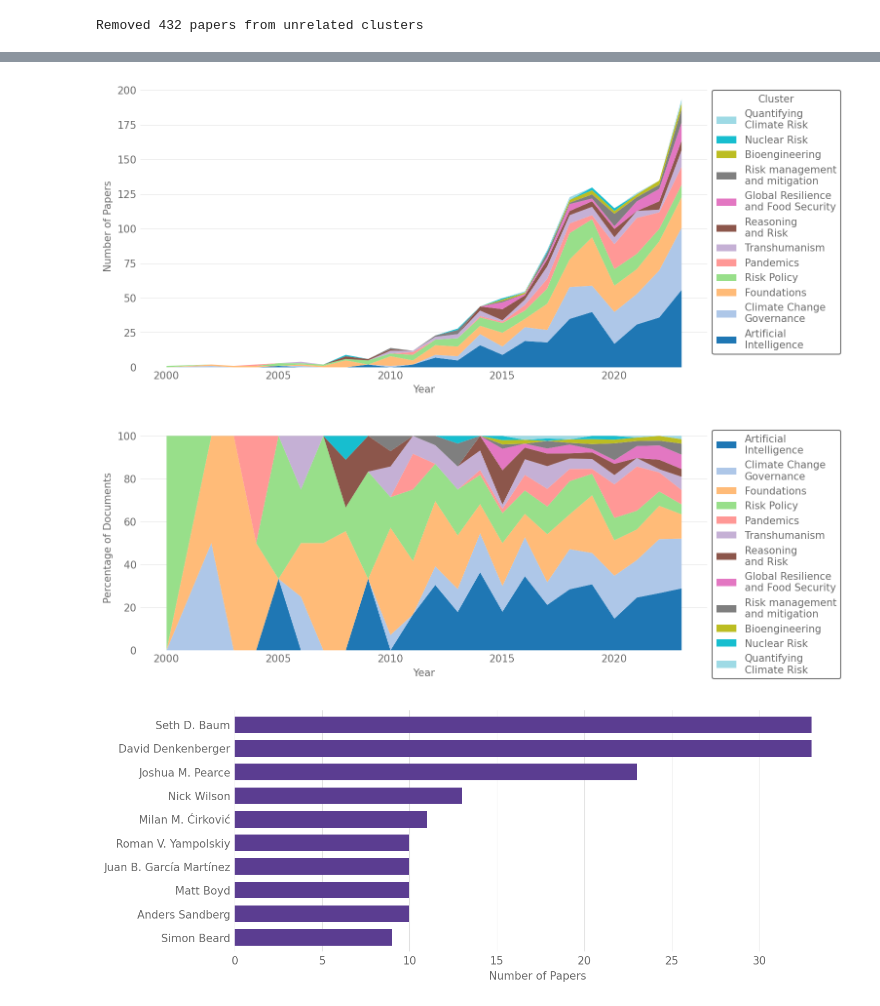
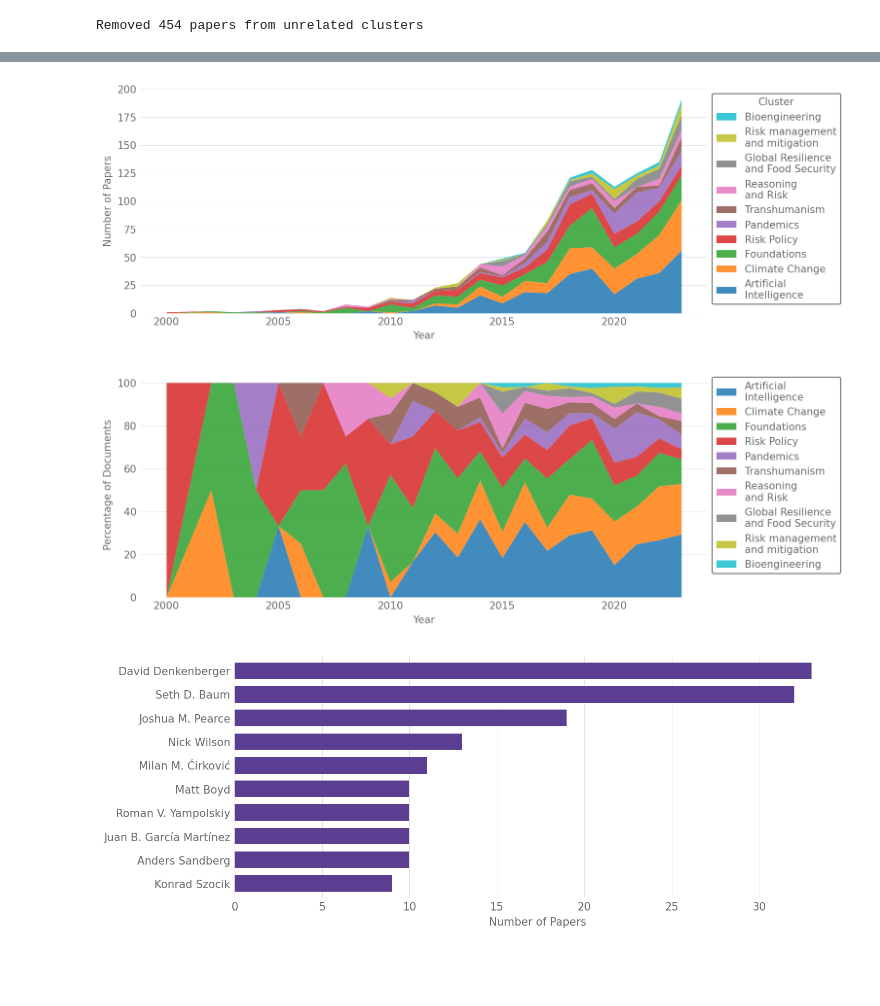
Before and after one commit to florianjehn/bibliometrics, a Jupyter notebook: scripts/overall_visualizations.ipynb, the cells around one changed output, grey strips where cells are left out. Cells and saved outputs as stored; diff of their text form; code cells hidden in the pictures; blank space fills up the shorter version.

Commit message:
Updated plots for smaller cluster number

```diff
--- a/scripts/overall_visualizations.ipynb
+++ b/scripts/overall_visualizations.ipynb
@@ -23,11 +23,11 @@ vos_meta.head()
 # %%
 # Remove the unrelated clusters
 num_papers_before = vos_meta.shape[0]
-other_topic_clusters = [6, 7, 8, 13, 14, 15, 16, 18, 19, 22, 23]
+other_topic_clusters = [6, 7, 8, 13, 14, 15, 16, 18, 19, 20, 21, 22, 23]
 vos_meta = vos_meta[~vos_meta["Cluster"].isin(other_topic_clusters)]
 num_papers_after = vos_meta.shape[0]
 print(f"Removed {num_papers_before - num_papers_after} papers from unrelated clusters")
 # %% [output]
-Removed 432 papers from unrelated clusters
+Removed 454 papers from unrelated clusters
 # %%
 # Create a dictionary of clusters numbers and their names
@@ -53,41 +53,41 @@ cluster_years = vos_meta[vos_meta["Year"] < 2024].groupby(["Year", "Cluster"]).s
 # Only plot the years after 2000 (inclusive)
 cluster_years = cluster_years.loc[2000:]
 # %%
-cluster_years.columns = ["Artificial\nIntelligence", "Climate Change\nGovernance", "Foundations", "Risk Policy", "Pandemics", "Transhumanism", "Reasoning\nand Risk", "Global Resilience\nand Food Security", "Risk management\nand mitigation", "Bioengineering", "Nuclear Risk", "Quantifying\nClimate Risk"]
+cluster_years.columns = ["Artificial\nIntelligence", "Climate Change", "Foundations", "Risk Policy", "Pandemics", "Transhumanism", "Reasoning\nand Risk", "Global Resilience\nand Food Security", "Risk management\nand mitigation", "Bioengineering"]
 # %%
 # Plot the area chart
-ax = cluster_years.plot(kind="area", colormap="tab20", linewidth=0)
+ax = cluster_years.plot(kind="area", colormap="tab10", linewidth=0, alpha = 0.85)
 
 # Get the handles and labels from the current legend
 handles, labels = ax.get_legend_handles_labels()
 
 # Reverse the order of both handles and labels
 ax.legend(handles[::-1], labels[::-1], title="Cluster", bbox_to_anchor=(1, 1))
 
 # Set y-axis label
 plt.ylabel("Number of Papers")
 
 # Remove gridlines from the x-axis
 plt.gca().xaxis.grid(False)
 
 fig = plt.gcf()
-fig.set_size_inches(10, 5)
+fig.set_size_inches(10, 4)
 
 # Show the plot
 plt.show()
 # %% [output]
-[figure, old version]
+[figure, new version]
 # %%
 # And now the same plot but with the percentage of papers in each cluster
 # Only do this from 2010 onwards
 cluster_years_percentage = cluster_years.loc[2000:].div(cluster_years.loc[2000:].sum(axis=1), axis=0) * 100
-cluster_years_percentage.plot(kind="area", colormap="tab20", linewidth=0)
+cluster_years_percentage.plot(kind="area", colormap="tab10", linewidth=0, alpha = 0.85)
 plt.gca().legend().set_title("Cluster")
 plt.gca().legend().set_bbox_to_anchor((1, 1))
 plt.ylabel("Percentage of Documents")
 plt.gca().xaxis.grid(False)
 # %% [output]
-[figure, old version]
+[figure, new version]
 # %%
 authors = vos_meta["Authors"].apply(ast.literal_eval)
 # Create a list of all the authors
@@ -104,7 +104,7 @@ plt.xlabel("Number of Papers")
 plt.savefig(f"results{os.sep}top_authors.png", bbox_inches="tight", dpi=300)
 plt.show()
 # %% [output]
-[figure, old version]
+[figure, new version]
 # %%
 gender_detector = gg.Detector()
 # Go through all the authors and get their gender
```
Also changed, not shown: parts of 11 cells of this notebook, 5 other files.
